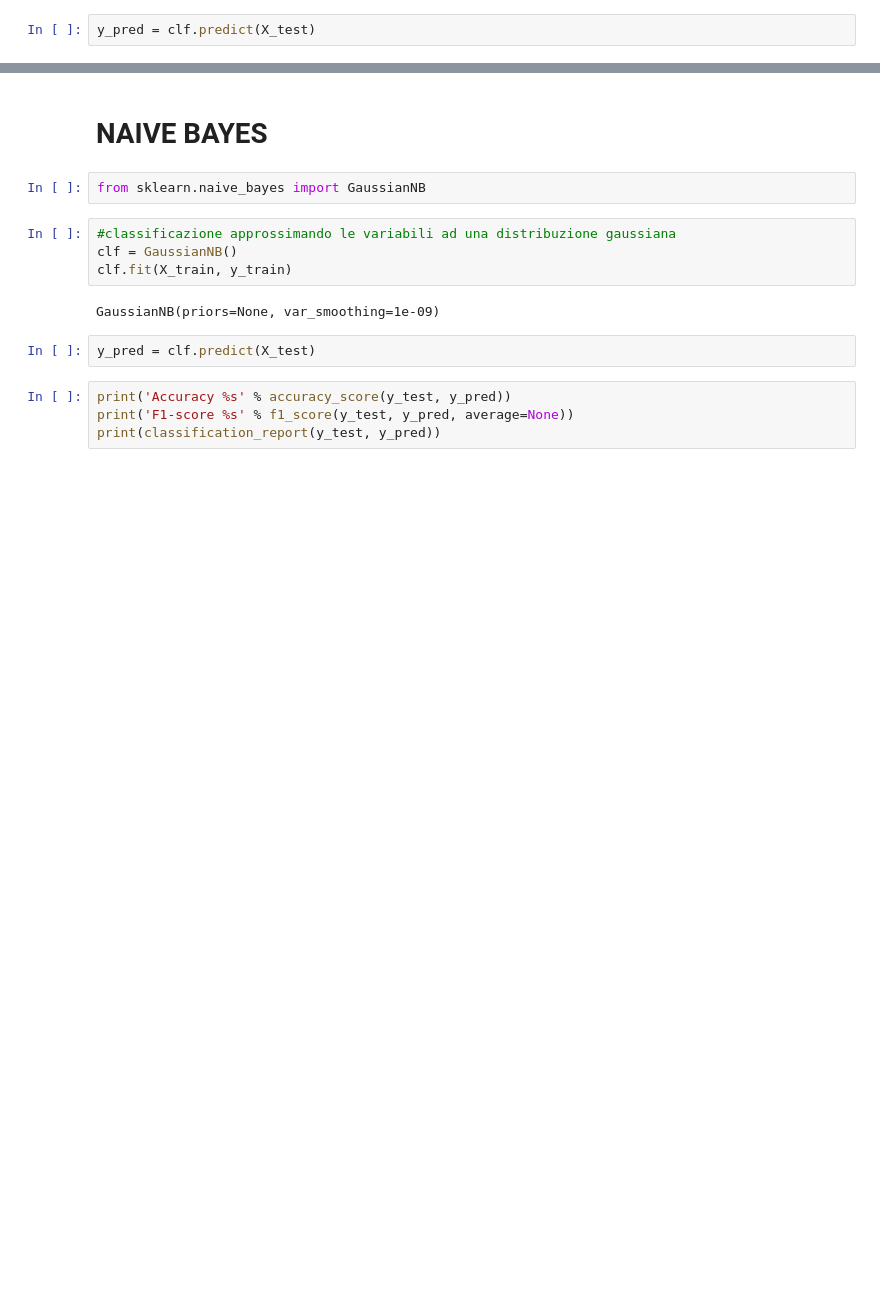
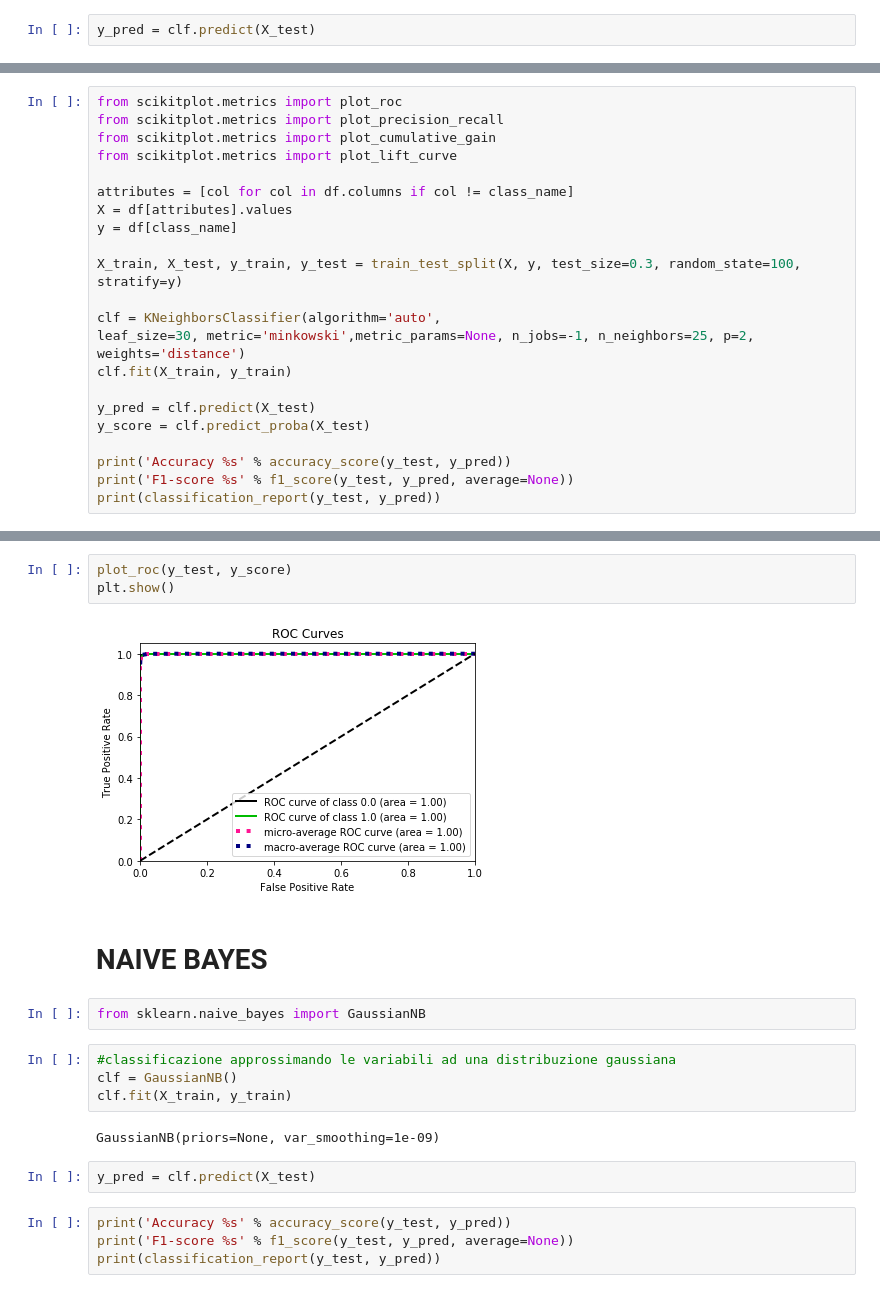
Before and after one commit to AleBonini/Data-mining-2, a Jupyter notebook: knn_nayvebayes.ipynb, the cells around one changed output, grey strips where cells are left out. Cells and saved outputs as stored; diff of their text form; blank space fills up the shorter version.

```diff
--- a/knn_nayvebayes.ipynb
+++ b/knn_nayvebayes.ipynb
@@ -352,0 +332,22 @@ ValueError: Can only tuple-index with a MultiIndex
+# %%
+from scikitplot.metrics import plot_roc
+from scikitplot.metrics import plot_precision_recall
+from scikitplot.metrics import plot_cumulative_gain
+from scikitplot.metrics import plot_lift_curve
+
+attributes = [col for col in df.columns if col != class_name]
+X = df[attributes].values
+y = df[class_name]
+
+X_train, X_test, y_train, y_test = train_test_split(X, y, test_size=0.3, random_state=100, stratify=y)
+
+clf = KNeighborsClassifier(algorithm='auto',
+leaf_size=30, metric='minkowski',metric_params=None, n_jobs=-1, n_neighbors=25, p=2, weights='distance')
+clf.fit(X_train, y_train)
+
+y_pred = clf.predict(X_test)
+y_score = clf.predict_proba(X_test)
+
+print('Accuracy %s' % accuracy_score(y_test, y_pred))
+print('F1-score %s' % f1_score(y_test, y_pred, average=None))
+print(classification_report(y_test, y_pred))
@@ -353,3 +365,8 @@ ValueError: Can only tuple-index with a MultiIndex
+# %%
+plot_roc(y_test, y_score)
+plt.show()
+# %% [output]
+[figure, added]
 # %% [markdown]
 # NAIVE BAYES
 # %%
```
Also changed, not shown: parts of 15 cells of this notebook.
